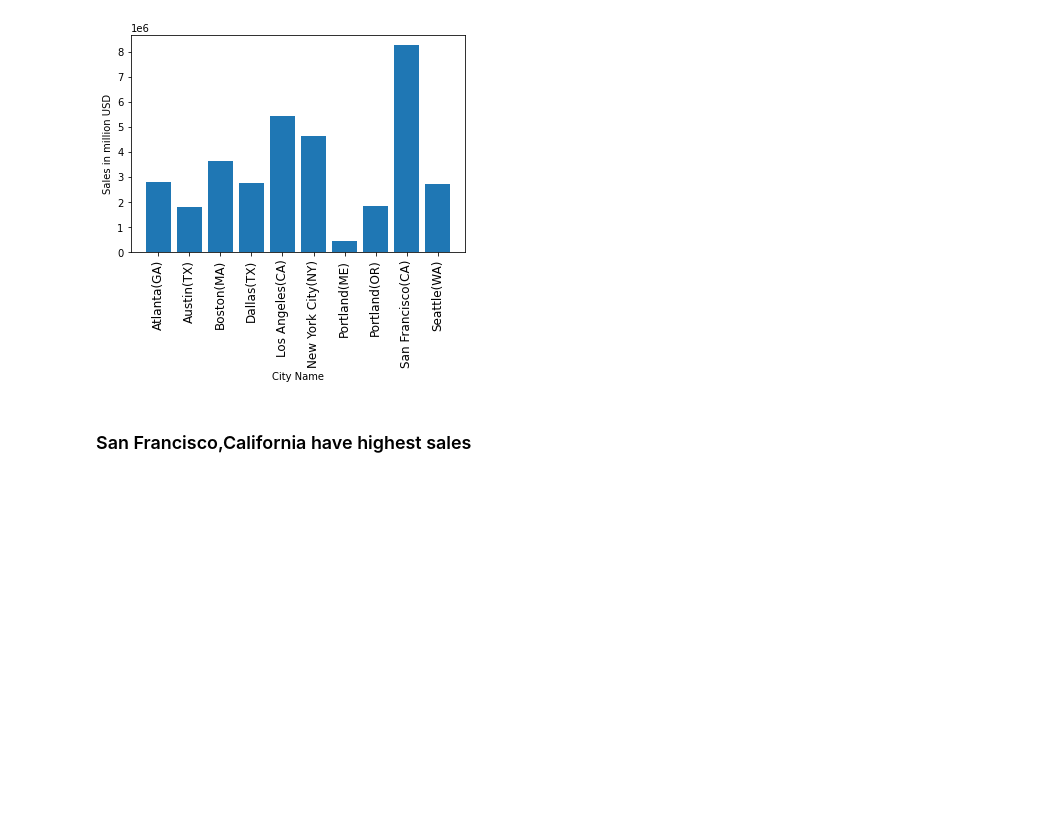
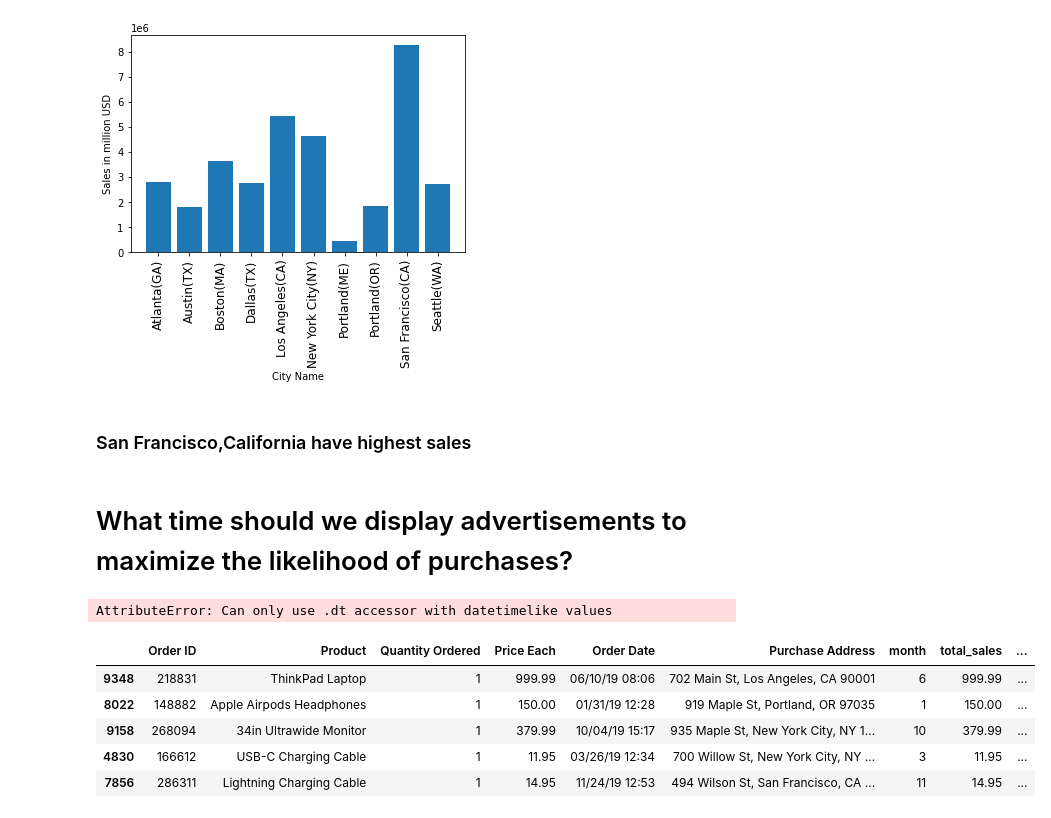
Before and after one commit to dishankkalra23/eCommerce-Sales-Analysis, a Jupyter notebook: Sales-Analysis.ipynb, the cells around one changed output. Drawn from its saved outputs; the diff is of its cells as text; code cells hidden in the pictures; blank space fills up the shorter version.

Commit message:
Added advt. display

```diff
--- a/Sales-Analysis.ipynb
+++ b/Sales-Analysis.ipynb
@@ -300,3 +300,25 @@ plt.show()
 [figure]
 # %% [markdown]
 ### San Francisco,California have highest sales
+# %% [markdown]
+# What time should we display advertisements to maximize the likelihood of purchases?
+# %%
+# Converting column to date and time
+
+all_data['Order Date'] = pd.to_datetime(all_data['Order Date'])
+# %%
+all_data['hours'] = all_data['Order Date'].dt.hour
+
+no_of_sales = all_months.groupby(['hours']).agg({'Order ID':'count'})
+no_of_sales
+# %% [output]
+AttributeError: Can only use .dt accessor with datetimelike values
+# %%
+all_data.sample(5)
+# %% [output]
+|  | Order ID | Product | Quantity Ordered | Price Each | Order Date | Purchase Address | month | total_sales | ... |
+| 9348 | 218831 | ThinkPad Laptop | 1 | 999.99 | 06/10/19 08:06 | 702 Main St, Los Angeles, CA 90001 | 6 | 999.99 | ... |
+| 8022 | 148882 | Apple Airpods Headphones | 1 | 150.00 | 01/31/19 12:28 | 919 Maple St, Portland, OR 97035 | 1 | 150.00 | ... |
+| 9158 | 268094 | 34in Ultrawide Monitor | 1 | 379.99 | 10/04/19 15:17 | 935 Maple St, New York City, NY 1... | 10 | 379.99 | ... |
+| 4830 | 166612 | USB-C Charging Cable | 1 | 11.95 | 03/26/19 12:34 | 700 Willow St, New York City, NY ... | 3 | 11.95 | ... |
+| 7856 | 286311 | Lightning Charging Cable | 1 | 14.95 | 11/24/19 12:53 | 494 Wilson St, San Francisco, CA ... | 11 | 14.95 | ... |
```
Also changed, not shown: parts of 2 cells of this notebook.
